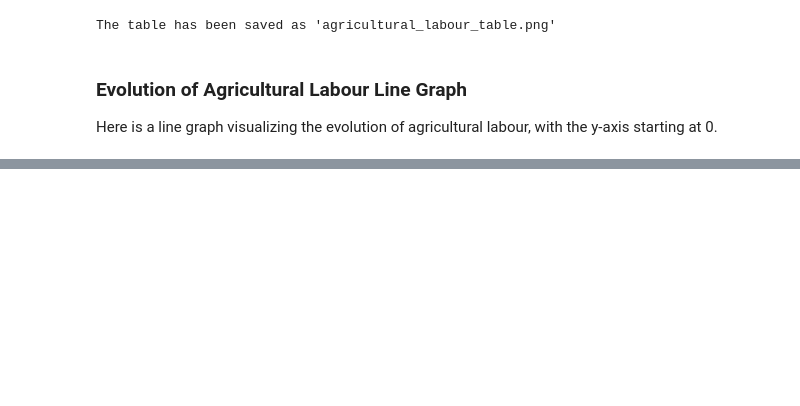
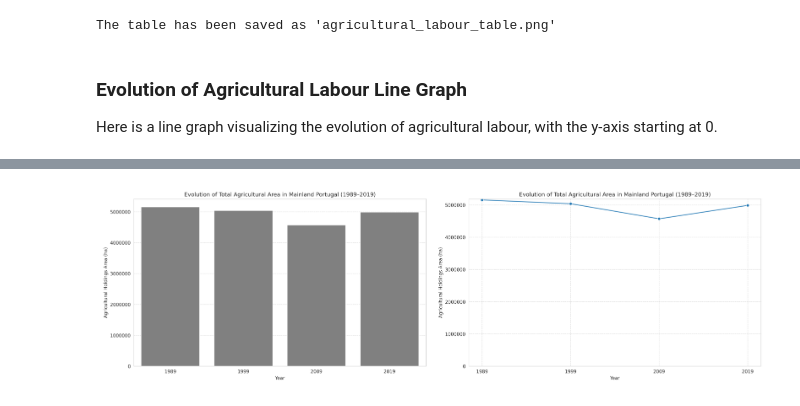
Before and after one commit to oxedanda/avcad_final_project, a Jupyter notebook: notebooks/03_labor_land_use_analysis.ipynb, the cells around one changed output, grey strips where cells are left out. Saved outputs shown, nothing was run; the diff lists cells and outputs as text; code cells hidden in the pictures; blank space fills up the shorter version.

```diff
--- a/notebooks/03_labor_land_use_analysis.ipynb
+++ b/notebooks/03_labor_land_use_analysis.ipynb
@@ -99,15 +100,0 @@ Contrary to the sharp decline observed in agricultural labour, total agricultura
-# %%
-import pandas as pd
-import matplotlib.pyplot as plt
-
-# Raw GitHub URL for the file
-github_url_area = 'https://raw.githubusercontent.com/oxedanda/avcad_final_project/main/data/processed/agricultural_holdings_area_clean.csv'
-
-# Load the agricultural_holdings_area_clean.csv file directly from GitHub
-df_area = pd.read_csv(github_url_area)
-
-# Rename the problematic column to a simpler, unambiguous name
-df_area = df_area.rename(columns={'Agricultural holdings area (ha)': 'Agricultural_Holdings_Area_ha'})
-
-print('First 5 rows of agricultural_holdings_area_clean.csv:')
-display(df_area.head())
@@ -838,0 +186,77 @@ The line chart has been saved as 'total_agricultural_area_line_chart.png'
+# %%
+import pandas as pd
+import matplotlib.pyplot as plt
+import seaborn as sns
+from IPython.display import display
+from PIL import Image
+
+sns.set_style('whitegrid')
+
+# Bar chart
+df_area_bar = pd.DataFrame({
+    'year': [1989, 1999, 2009, 2019],
+    'Agricultural_Holdings_Area_ha': [5157213, 5039569, 4571531, 4987658]
+})
+
+fig_bar, ax_bar = plt.subplots(figsize=(10, 6))
+
+sns.barplot(
+    x='year',
+    y='Agricultural_Holdings_Area_ha',
+    data=df_area_bar,
+    color='gray',
+    ax=ax_bar
+)
+
+ax_bar.set_title('Evolution of Total Agricultural Area in Mainland Portugal (1989–2019)')
+ax_bar.set_xlabel('Year')
+ax_bar.set_ylabel('Agricultural Holdings Area (ha)')
+ax_bar.set_ylim(bottom=0)
+ax_bar.ticklabel_format(style='plain', axis='y')
+ax_bar.grid(axis='y', linestyle='--', alpha=0.7)
+
+plt.tight_layout()
+plt.savefig('total_agricultural_area_bar_chart.png', dpi=300, bbox_inches='tight')
+print("The bar chart has been saved as 'total_agricultural_area_bar_chart.png'")
+plt.close(fig_bar)
+
+# Line chart
+fig_line, ax_line = plt.subplots(figsize=(10, 6))
+
+sns.lineplot(
+    x='year',
+    y='Agricultural_Holdings_Area_ha',
+    data=df_area,
+    marker='o',
+    ax=ax_line
+)
+
+ax_line.set_title('Evolution of Total Agricultural Area in Mainland Portugal (1989–2019)')
+ax_line.set_xlabel('Year')
+ax_line.set_ylabel('Agricultural Holdings Area (ha)')
+ax_line.set_xticks(df_area['year'])
+ax_line.grid(True, linestyle='--', alpha=0.7)
+ax_line.set_ylim(bottom=0)
+ax_line.ticklabel_format(style='plain', axis='y')
+
+plt.tight_layout()
+plt.savefig('total_agricultural_area_line_chart.png', dpi=300, bbox_inches='tight')
+print("The line chart has been saved as 'total_agricultural_area_line_chart.png'")
+plt.close(fig_line)
+
+# Display saved images side by side
+img_bar = Image.open('total_agricultural_area_bar_chart.png')
+img_line = Image.open('total_agricultural_area_line_chart.png')
+
+fig_display, axes = plt.subplots(1, 2, figsize=(16, 6))
+
+axes[0].imshow(img_bar)
+axes[0].axis('off')
+
+axes[1].imshow(img_line)
+axes[1].axis('off')
+
+plt.tight_layout()
+plt.show()
+plt.close(fig_display)
+# %% [output]
@@ -838,0 +265 @@ The line chart has been saved as 'total_agricultural_area_line_chart.png'
+[figure, added]
```
Also changed, not shown: parts of 53 cells of this notebook.
